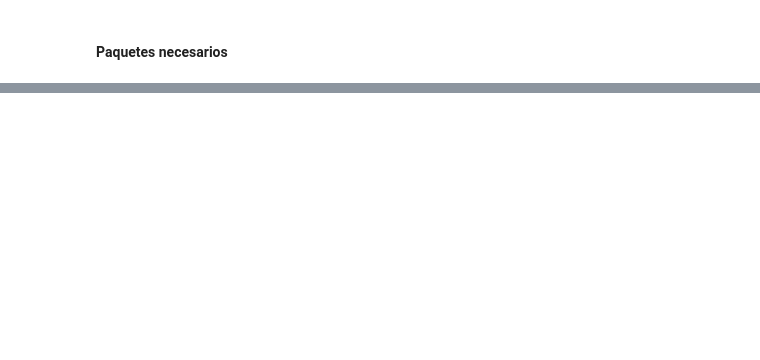
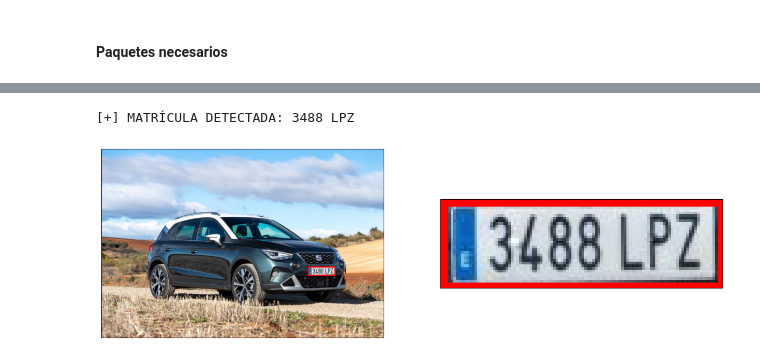
Before and after one commit to danibetzamora/VC, a Jupyter notebook: Práctica 5/Tarea 2.ipynb, the cells around one changed output, grey strips where cells are left out. Saved outputs shown, nothing was run; the diff lists cells and outputs as text; code cells hidden in the pictures; blank space fills up the shorter version.

```diff
--- a/Práctica 5/Tarea 2.ipynb
+++ b/Práctica 5/Tarea 2.ipynb
@@ -151,0 +24,55 @@ plate_detector(image="coche5.jpg", show_plot=False)
+# %%
+# Cargamos nuestro modelo entrenado
+model_plate = YOLO('models/plates_model.pt')
+
+# Guardamos la ruta absoluta de tesseract
+pytesseract.pytesseract.tesseract_cmd = r'C:/Program Files/Tesseract-OCR/tesseract'
+
+def plate_detector(image, apply_ocr=True):
+    # Guardamos imagen en variable
+    car = cv2.imread(image)
+
+    # Detectar matrículas
+    results_plates = model_plate(car, verbose=False)
+
+    # Para cada detección de matrícula
+    for r_plate in results_plates:
+        boxes_plates = r_plate.boxes
+
+        for box_plate in boxes_plates:
+            # Coordenadas del cuadro que envuelve la matrícula
+            x1_plate, y1_plate, x2_plate, y2_plate = box_plate.xyxy[0]
+
+            # Recortamos la imagen original para quedarnos solo con la matrícula
+            plate_region = car[int(y1_plate):int(y2_plate), int(x1_plate):int(x2_plate)]
+
+            # Dibujamos recuadro alrededor de la matrícula
+            cv2.rectangle(car, (int(x1_plate), int(y1_plate)), (int(x2_plate), int(y2_plate)), (0, 0, 255), 3)
+
+            if apply_ocr:
+                # Aplicamos OCR a la matrícula
+                text = pytesseract.image_to_string(plate_region, config='--psm 8', output_type=Output.STRING)
+
+                # Corregimos el formato de la matrícula detectada con pytesseract
+                text = plate_validation(text)
+
+                print("\n[+] MATRÍCULA DETECTADA:", text)
+
+            # Convertimos imagen del coche y de la matrícula a RGB
+            car_rgb = cv2.cvtColor(car, cv2.COLOR_BGR2RGB)
+            plate_region_rgb = cv2.cvtColor(plate_region, cv2.COLOR_BGR2RGB)
+
+            fig = plt.figure(figsize=[15,15])
+            ax1 = fig.add_subplot(121)
+            ax1.imshow(car_rgb, cmap="gray")
+            ax1.set(xticks=[], yticks=[])
+            ax2 = fig.add_subplot(122)
+            ax2.imshow(plate_region_rgb, cmap="gray")
+            ax2.set(xticks=[], yticks=[])
+            plt.show()
+
+# Llamamos a la función
+plate_detector("Images/coche6.jpg")
+# %% [output]
+[+] MATRÍCULA DETECTADA: 3488 LPZ
+[figure, added]
```
Also changed, not shown: parts of 9 cells of this notebook, 9 other files.
